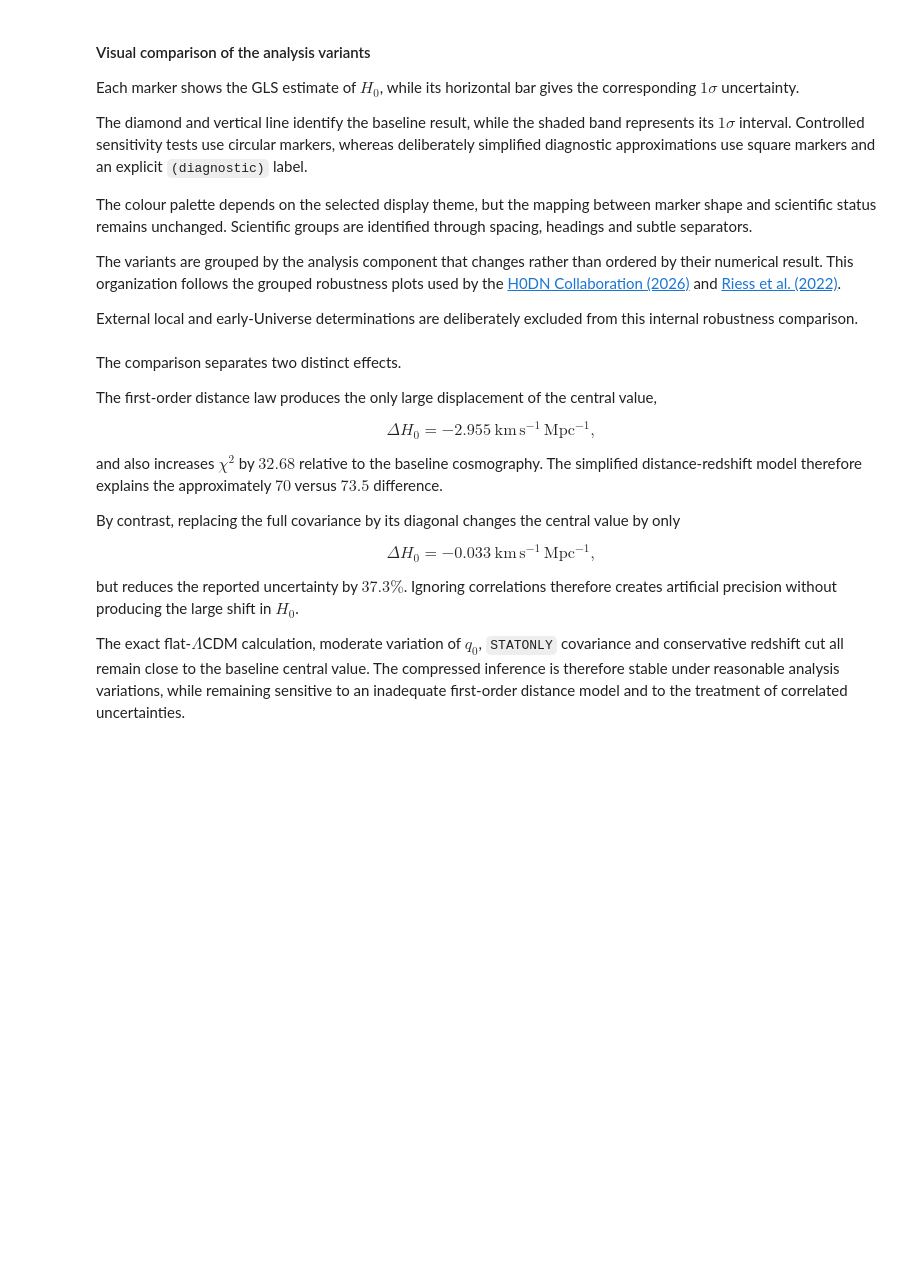
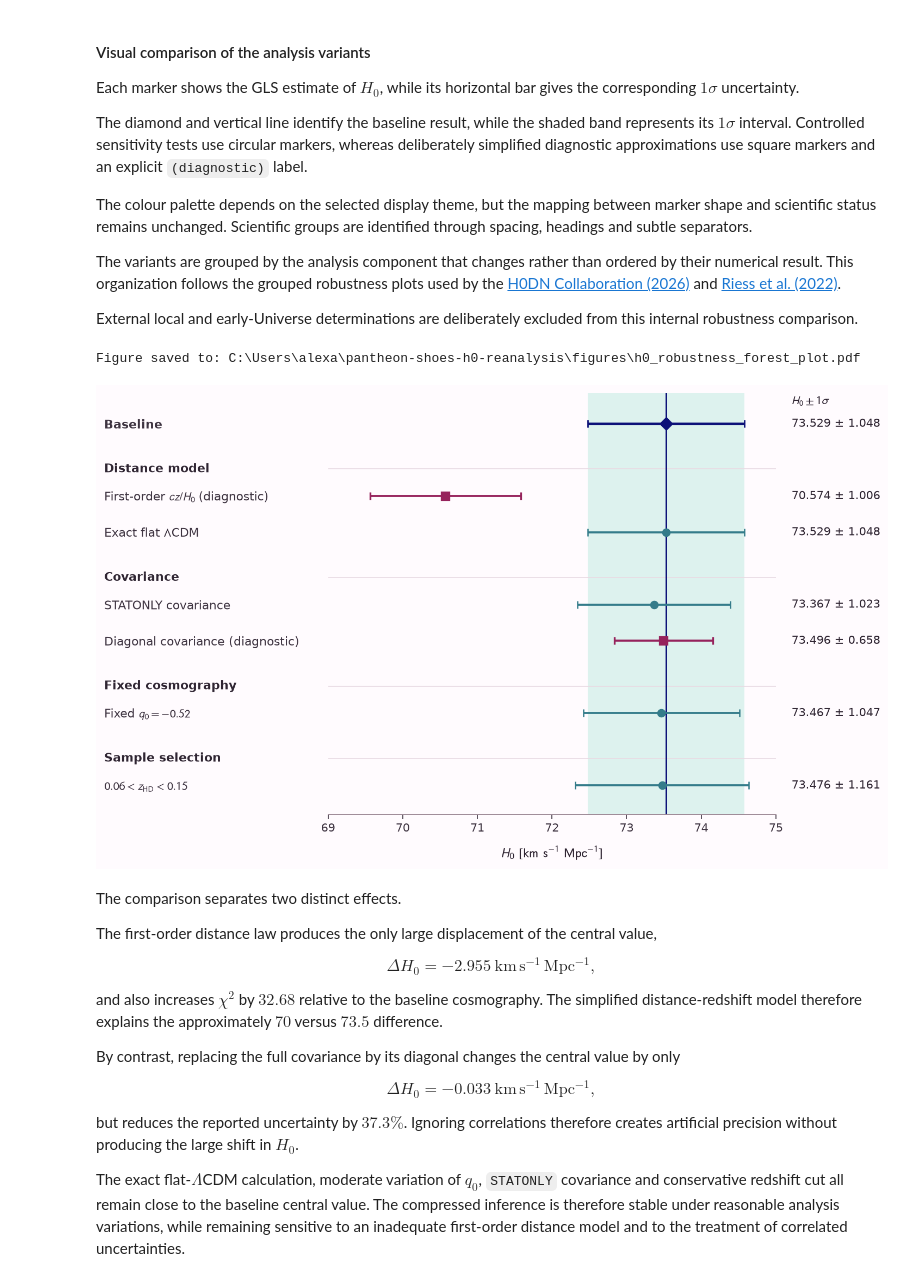
Before and after one commit to alexandrechiz/pantheon-shoes-h0-reanalysis, a Jupyter notebook: notebooks/06_covariance_aware_h0.ipynb, the cells around one changed output. Cells and saved outputs as stored; diff of their text form; code cells hidden in the pictures; blank space fills up the shorter version.

Commit message:
Fix notebook metadata and figure export

```diff
--- a/notebooks/06_covariance_aware_h0.ipynb
+++ b/notebooks/06_covariance_aware_h0.ipynb
@@ -2568,20 +2779,34 @@ def plot_robustness(theme="paper"):
 # %%
 from pathlib import Path
 
-figure_dir = Path("figures")
-figure_dir.mkdir(exist_ok=True)
+current_dir = Path.cwd().resolve()
+
+project_root = (
+    current_dir.parent
+    if current_dir.name == "notebooks"
+    else current_dir
+)
+
+figure_dir = project_root / "figures"
+figure_dir.mkdir(parents=True, exist_ok=True)
 
 fig, ax = plot_robustness("orchid")
 
+figure_path = figure_dir / "h0_robustness_forest_plot.pdf"
+
 fig.savefig(
-    figure_dir / "h0_robustness_forest_plot.pdf",
+    figure_path,
     bbox_inches="tight",
     pad_inches=0.08,
     facecolor=fig.get_facecolor(),
     transparent=False,
 )
 
+print(f"Figure saved to: {figure_path.resolve()}")
 plt.show()
+# %% [output]
+Figure saved to: C:\Users\alexa\pantheon-shoes-h0-reanalysis\figures\h0_robustness_forest_plot.pdf
+[figure, added]
 # %% [markdown]
 The comparison separates two distinct effects.
 
```
Also changed, not shown: parts of 34 cells of this notebook, 7 other files.
